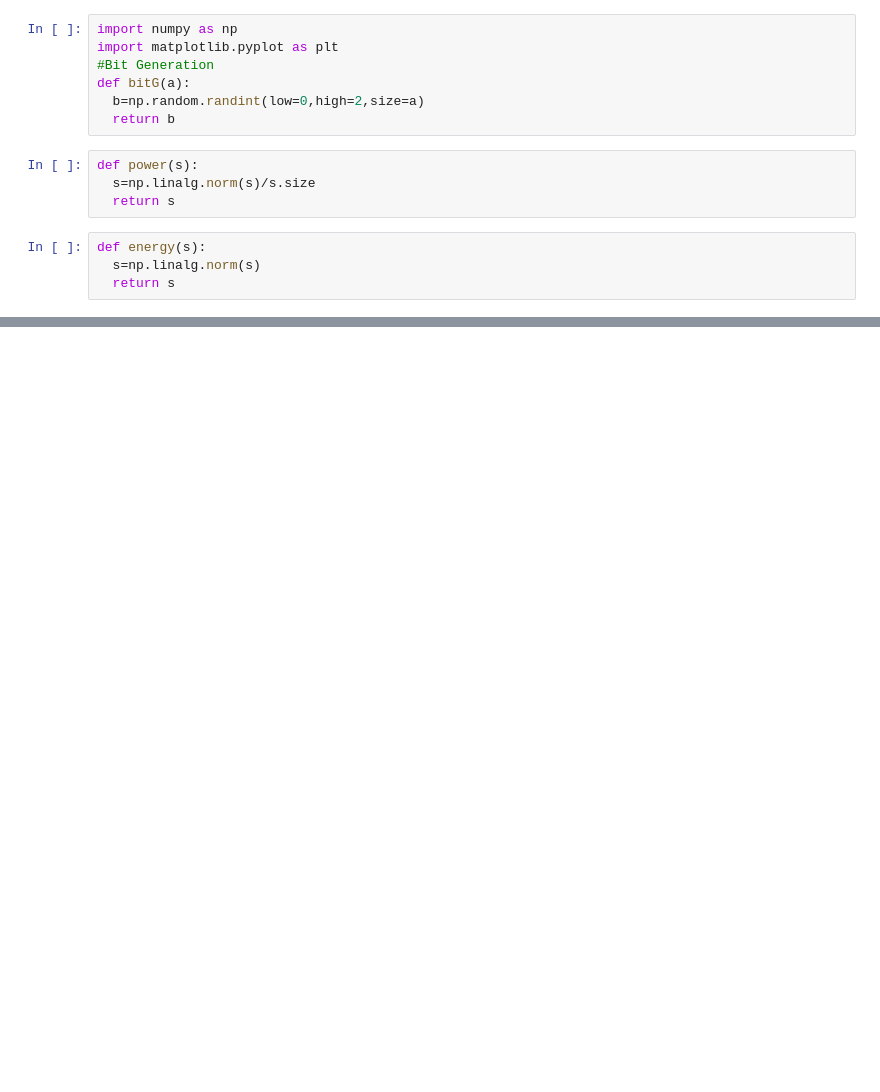
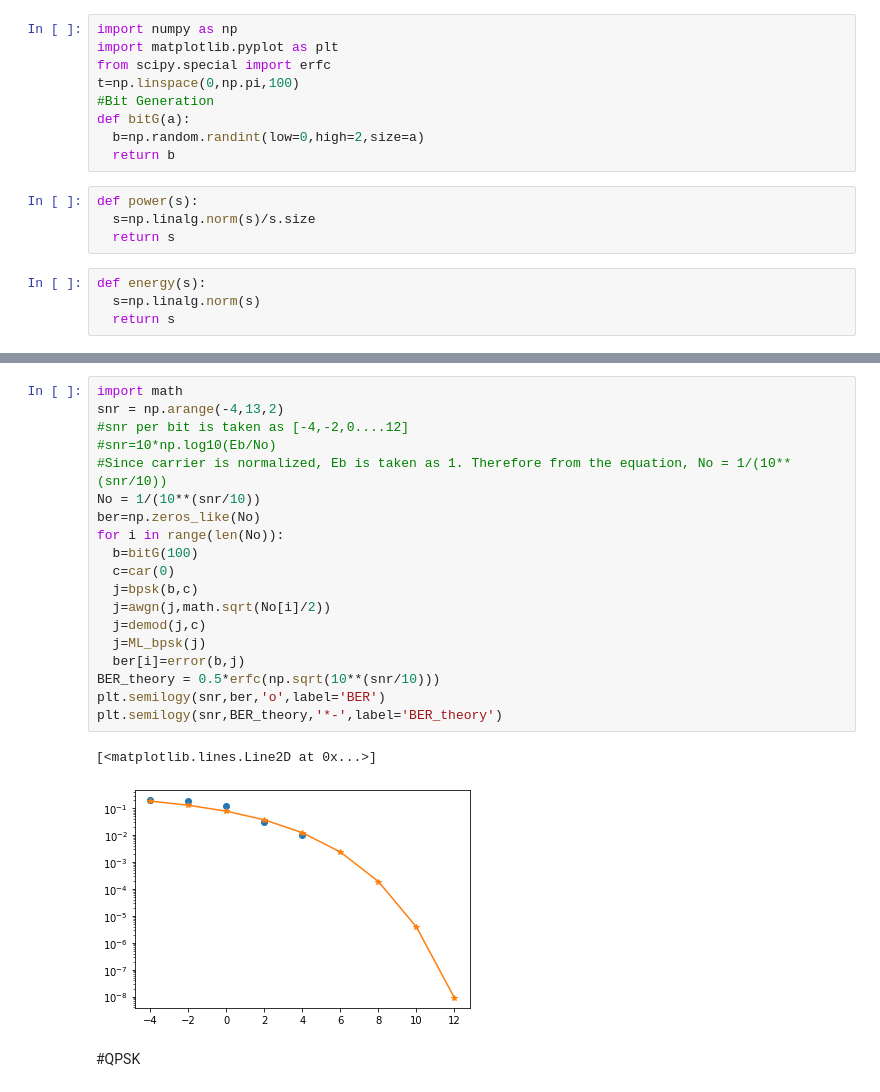
Before and after one commit to roshangeoroy/CommunicationSimulations, a Jupyter notebook: BPSK_&_QPSK.ipynb, the cells around one changed output, grey strips where cells are left out. Drawn from its saved outputs; the diff is of its cells as text; blank space fills up the shorter version.

```diff
--- a/BPSK_&_QPSK.ipynb
+++ b/BPSK_&_QPSK.ipynb
@@ -12,6 +12,8 @@ of SNR per bit Eb/N0.
 # %%
 import numpy as np
 import matplotlib.pyplot as plt
+from scipy.special import erfc
+t=np.linspace(0,np.pi,100)
 #Bit Generation
 def bitG(a):
   b=np.random.randint(low=0,high=2,size=a)
@@ -86,0 +91,24 @@ print(error)
+# %%
+import math
+snr = np.arange(-4,13,2)
+#snr per bit is taken as [-4,-2,0....12]
+#snr=10*np.log10(Eb/No)
+#Since carrier is normalized, Eb is taken as 1. Therefore from the equation, No = 1/(10**(snr/10))
+No = 1/(10**(snr/10))
+ber=np.zeros_like(No)
+for i in range(len(No)):
+  b=bitG(100)
+  c=car(0)
+  j=bpsk(b,c)
+  j=awgn(j,math.sqrt(No[i]/2))
+  j=demod(j,c)
+  j=ML_bpsk(j)
+  ber[i]=error(b,j)
+BER_theory = 0.5*erfc(np.sqrt(10**(snr/10)))
+plt.semilogy(snr,ber,'o',label='BER')
+plt.semilogy(snr,BER_theory,'*-',label='BER_theory')
+# %% [output]
+[<matplotlib.lines.Line2D at 0x...>]
+[figure, added]
+# %% [markdown]
+#QPSK
```
Also changed, not shown: parts of 12 cells of this notebook.
